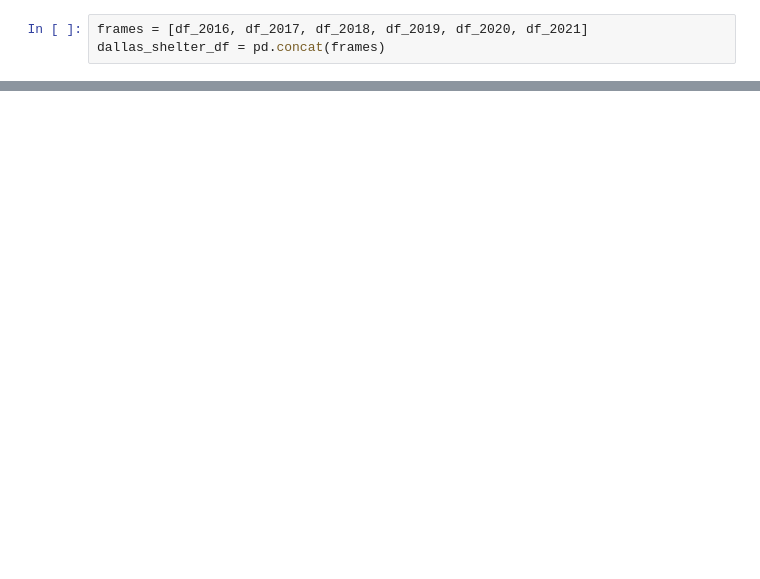
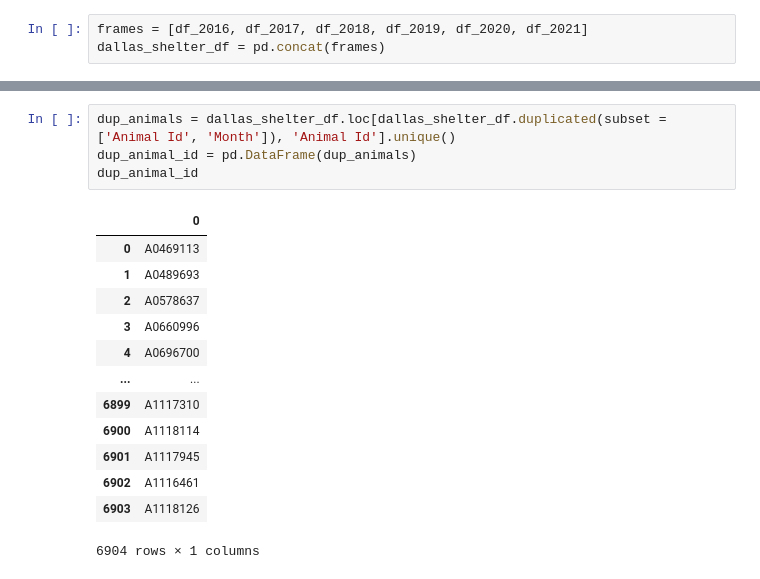
Before and after one commit to jconcha56429/Project1, a Jupyter notebook: Project1.ipynb, the cells around one changed output, grey strips where cells are left out. Drawn from its saved outputs; the diff is of its cells as text; blank space fills up the shorter version.

```diff
--- a/Project1.ipynb
+++ b/Project1.ipynb
@@ -30,0 +52,18 @@ dallas_shelter_df.head()
+# %%
+dup_animals = dallas_shelter_df.loc[dallas_shelter_df.duplicated(subset = ['Animal Id', 'Month']), 'Animal Id'].unique()
+dup_animal_id = pd.DataFrame(dup_animals)
+dup_animal_id
+# %% [output]
+|  | 0 |
+| 0 | A0469113 |
+| 1 | A0489693 |
+| 2 | A0578637 |
+| 3 | A0660996 |
+| 4 | A0696700 |
+| ... | ... |
+| 6899 | A1117310 |
+| 6900 | A1118114 |
+| 6901 | A1117945 |
+| 6902 | A1116461 |
+| 6903 | A1118126 |
+6904 rows × 1 columns
```
Also changed, not shown: parts of 6 cells of this notebook, 5 other files.
